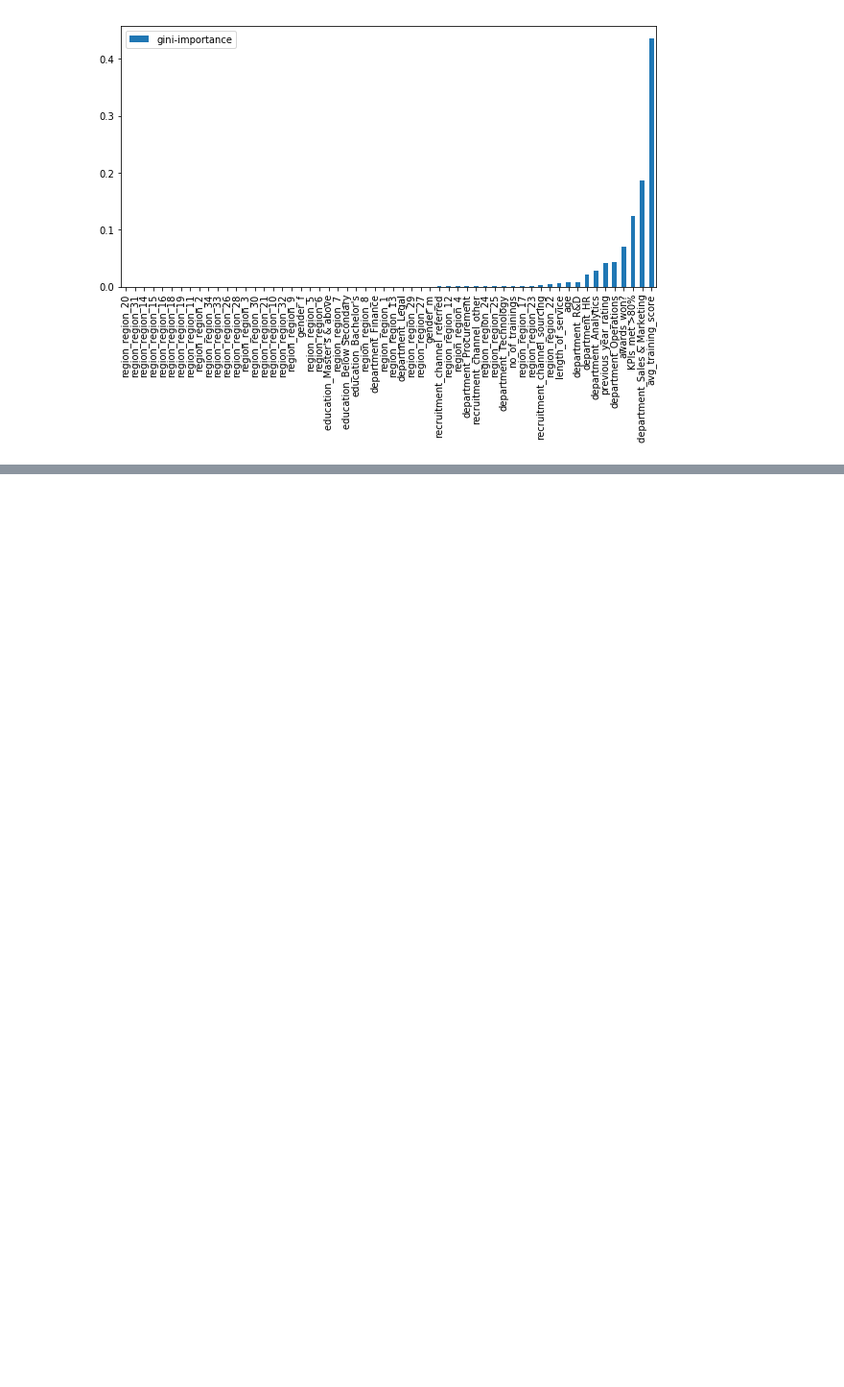
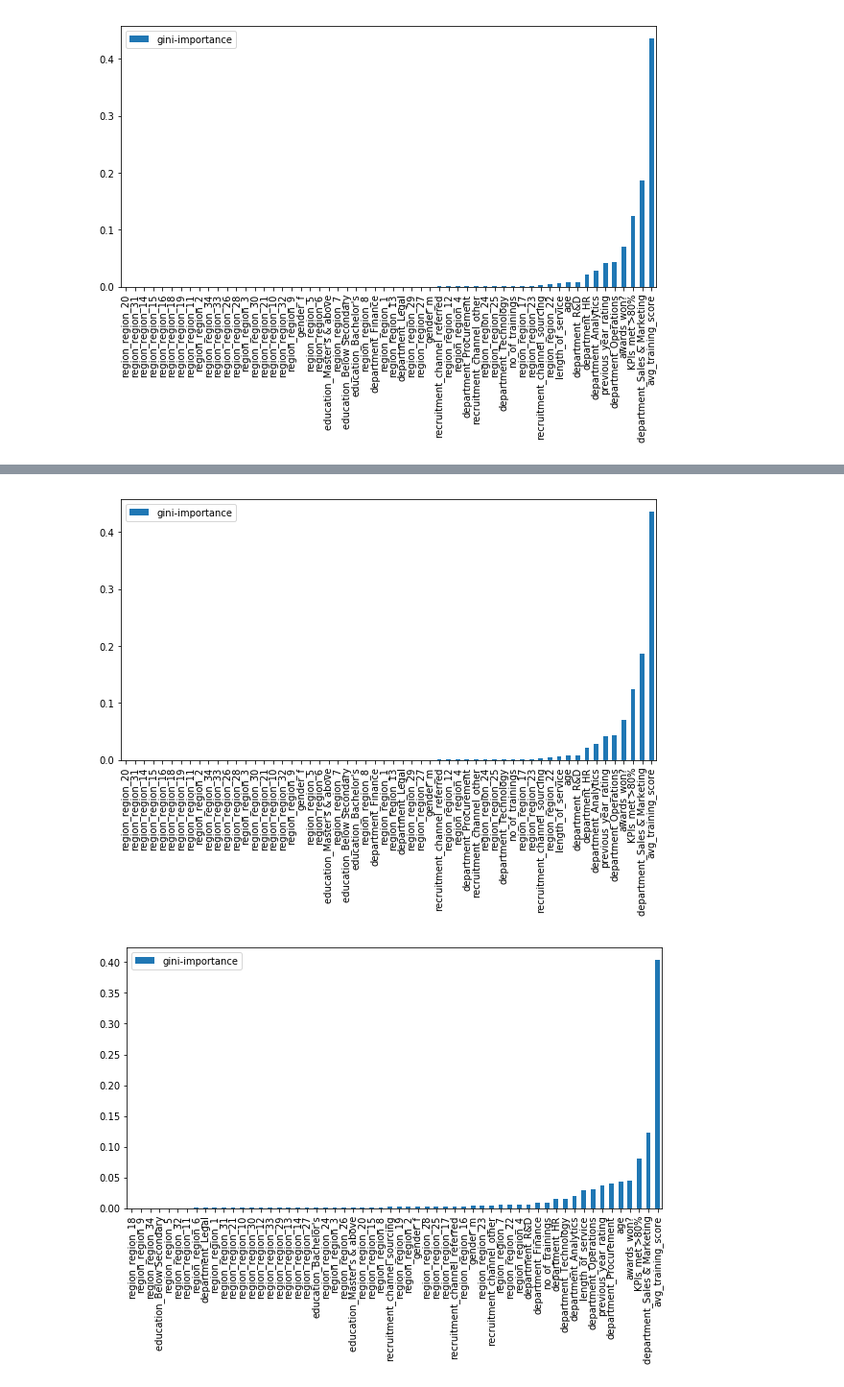
Before and after one commit to dan55/challenges-ds, a Jupyter notebook: hr_analytics/hr_analysis.ipynb, the cells around one changed output, grey strips where cells are left out. Shown at 96% size. Drawn from its saved outputs; the diff is of its cells as text; code cells hidden in the pictures; blank space fills up the shorter version.

```diff
--- a/hr_analytics/hr_analysis.ipynb
+++ b/hr_analytics/hr_analysis.ipynb
@@ -16,12 +34,12 @@ from graphviz import Source
 # %%
-def plot_feature_importance(features, tree):
+def plot_feature_importance(features, dtree):
     """
     Display a bar chart of the importance of each feature
     in a decision tree
 
     Args:
         features: the feature names
-        tree: the trained decision tree
+        dtree: the trained decision tree
 
     Returns:
         None
@@ -29,7 +47,7 @@ def plot_feature_importance(features, tree):
 
     # map each feature name to its importance in the tree
     d = {f: i for f, i
-         in zip(features, tree.feature_importances_)}
+         in zip(features, dtree.feature_importances_)}
 
     # create a dataframe from the map
     importances = pd.DataFrame.from_dict(d, orient="index")
@@ -259,10 +288,0 @@ df_up.head()
-# %%
-X = pd.get_dummies(df_up.drop(["is_promoted", "employee_id"], axis=1))
-y = df_up["is_promoted"]
-
-X_train, X_test, y_train, y_test = train_test_split(
-    X, y, test_size=0.2, random_state=42)
-
-dt = DecisionTreeClassifier(max_depth=8)
-
-dt.fit(X_train, y_train)
@@ -305,0 +306,17 @@ Well that's better. What if we try a random forest?
+# %%
+params = {
+    "max_depth": range(2, 20, 2),
+    "min_impurity_decrease": [0, 0.01, 0.005, 0.0025],
+    "min_samples_split": range(2, 20, 2),
+}
+
+clf = GridSearchCV(DecisionTreeClassifier(),
+                   params,
+                   n_jobs=2,
+                   cv=5,
+                   scoring="f1")
+
+clf.fit(X_train, y_train)
+dt_best = clf.best_estimator_
+
+clf.best_params_
@@ -305,0 +341,6 @@ Well that's better. What if we try a random forest?
+# %%
+plot_feature_importance(X.columns, dt)
+plot_feature_importance(X.columns, dt_best)
+# %% [output]
+[figure, added]
+[figure, added]
```
Also changed, not shown: parts of 63 cells of this notebook.
